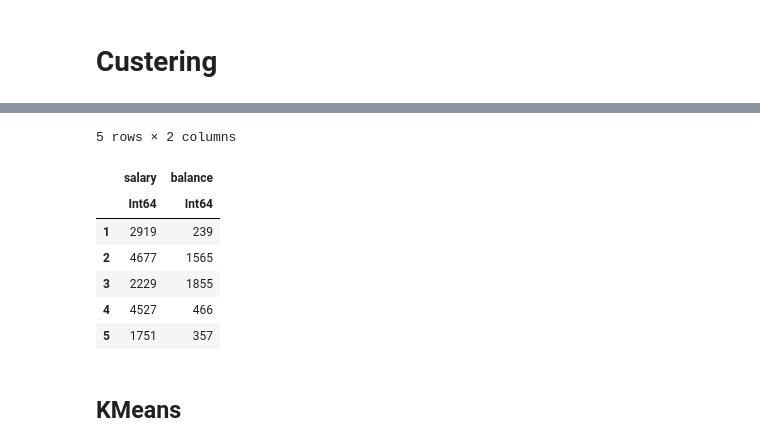
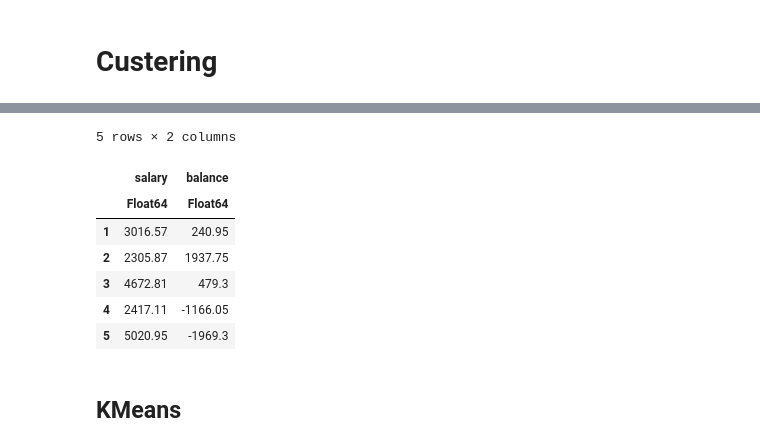
Before and after one commit to lcbjrrr/quant, a Jupyter notebook: J_Cluster.ipynb, the cells around one changed output, grey strips where cells are left out. Saved outputs shown, nothing was run; the diff lists cells and outputs as text; code cells hidden in the pictures.

```diff
--- a/J_Cluster.ipynb
+++ b/J_Cluster.ipynb
@@ -99,15 +138,15 @@ using Clustering
 # %%
-#read csv
-df=CSV.read("cluster - all.csv", DataFrame)
-first(df,5)
+#read testing data
+test=CSV.read("banking - cts.csv", DataFrame)
+first(test,5)
 # %% [output]
 5 rows × 2 columns
 |  | salary | balance |
-|  | Int64 | Int64 |
-| 1 | 2919 | 239 |
-| 2 | 4677 | 1565 |
-| 3 | 2229 | 1855 |
-| 4 | 4527 | 466 |
-| 5 | 1751 | 357 |
+|  | Float64 | Float64 |
+| 1 | 3016.57 | 240.95 |
+| 2 | 2305.87 | 1937.75 |
+| 3 | 4672.81 | 479.3 |
+| 4 | 2417.11 | -1166.05 |
+| 5 | 5020.95 | -1969.3 |
 # %% [markdown]
 ## KMeans
```
Also changed, not shown: parts of 7 cells of this notebook.
